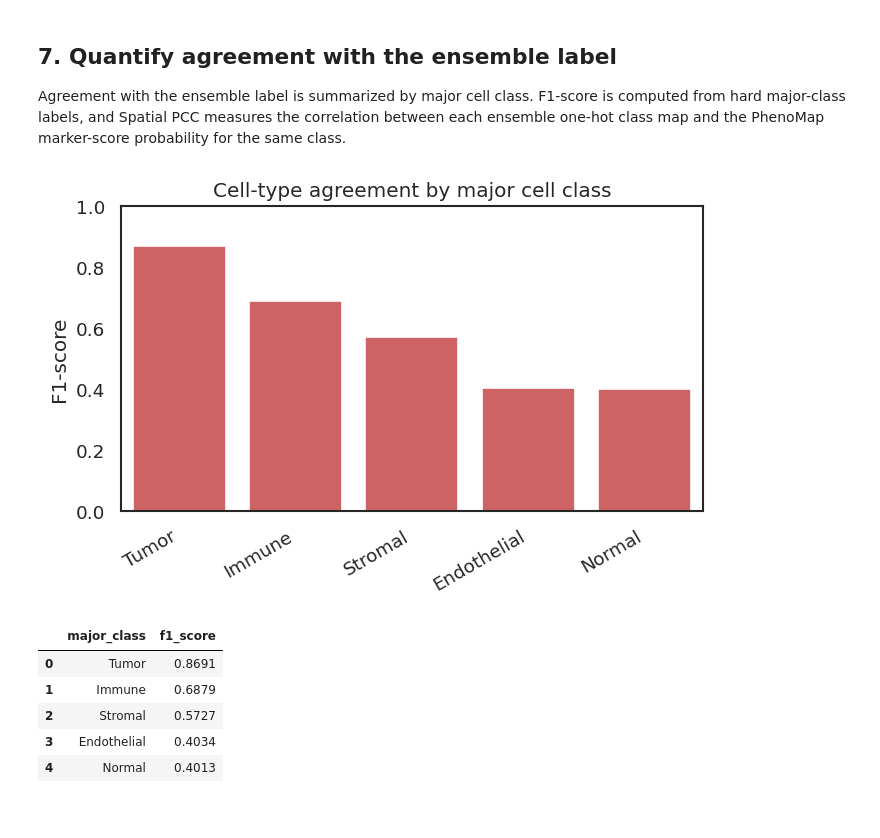
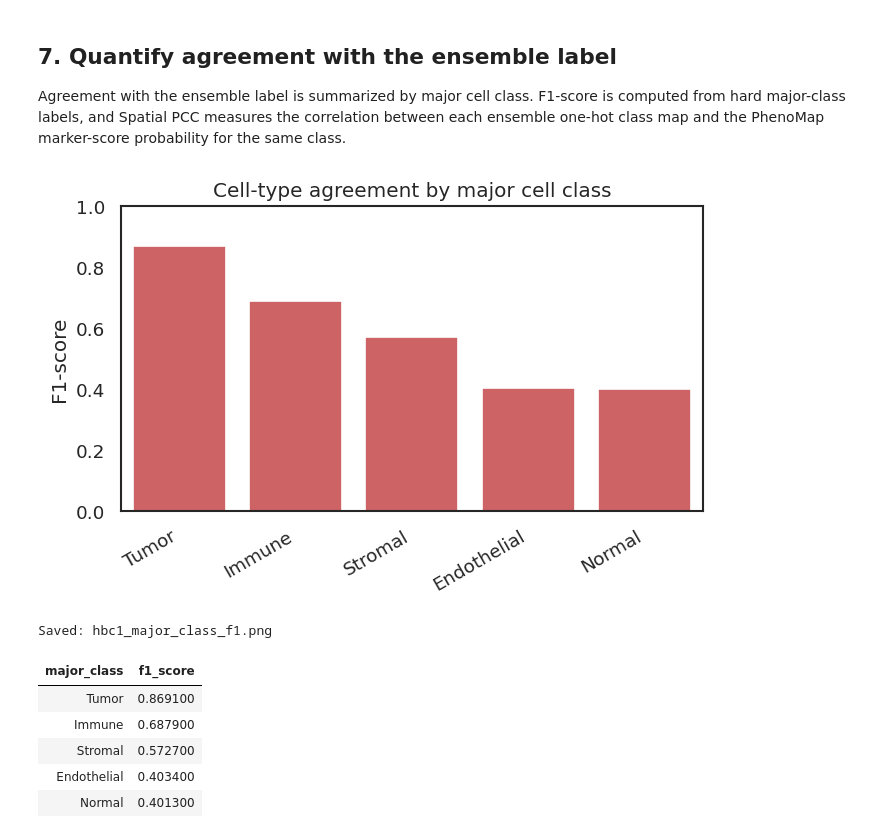
Before and after one commit to shuailinxue/PhenoMap, a Jupyter notebook: docs/source/tutorials/02_spatial_cell_type_annotation/index.ipynb, the cells around one changed output. Saved outputs shown, nothing was run; the diff lists cells and outputs as text; code cells hidden in the pictures.

```diff
--- a/docs/source/tutorials/02_spatial_cell_type_annotation/index.ipynb
+++ b/docs/source/tutorials/02_spatial_cell_type_annotation/index.ipynb
@@ -277,41 +309,42 @@ MERGE_MAP = {
 }
 MAJOR_CLASSES = ["Tumor", "Immune", "Stromal", "Endothelial", "Normal"]
 SEVEN_CLASSES = [c for c in CELL_TYPES if c != "Unknown"]
 
 y_true_7 = gt_aligned["Ensemble_Label"]
 y_pred_7 = ours_aligned["cell_type"]
 y_true_major = y_true_7.map(MERGE_MAP)
 y_pred_major = y_pred_7.map(MERGE_MAP)
 valid_major = y_true_major.isin(MAJOR_CLASSES) & y_pred_major.isin(MAJOR_CLASSES)
 
 f1_rows = []
 for major in MAJOR_CLASSES:
     f1 = f1_score(
         (y_true_major[valid_major] == major).astype(int),
         (y_pred_major[valid_major] == major).astype(int),
         zero_division=0,
     )
     f1_rows.append({"major_class": major, "f1_score": f1})
 major_f1 = pd.DataFrame(f1_rows)
 
 f1_path = plot_major_class_metric_bars(
     metric_df=major_f1,
     metric_col="f1_score",
     ylabel="F1-score",
     title="Cell-type agreement by major cell class",
     output_path=TUTORIAL_DIR / "hbc1_major_class_f1.png",
     ylim=(0, 1.0),
 )
-print(f"Saved: {f1_path}")
-major_f1.round(4)
+print(f"Saved: {f1_path.name}")
+major_f1.round(4).style.hide(axis="index")
 # %% [output]
 [figure]
+Saved: hbc1_major_class_f1.png
-|  | major_class | f1_score |
-| 0 | Tumor | 0.8691 |
-| 1 | Immune | 0.6879 |
-| 2 | Stromal | 0.5727 |
-| 3 | Endothelial | 0.4034 |
-| 4 | Normal | 0.4013 |
+| major_class | f1_score |
+| Tumor | 0.869100 |
+| Immune | 0.687900 |
+| Stromal | 0.572700 |
+| Endothelial | 0.403400 |
+| Normal | 0.401300 |
 # %%
 def softmax_scores(df, cols):
     scores = df[cols].astype(float)
```
Also changed, not shown: parts of 9 cells of this notebook, 1 other file.
